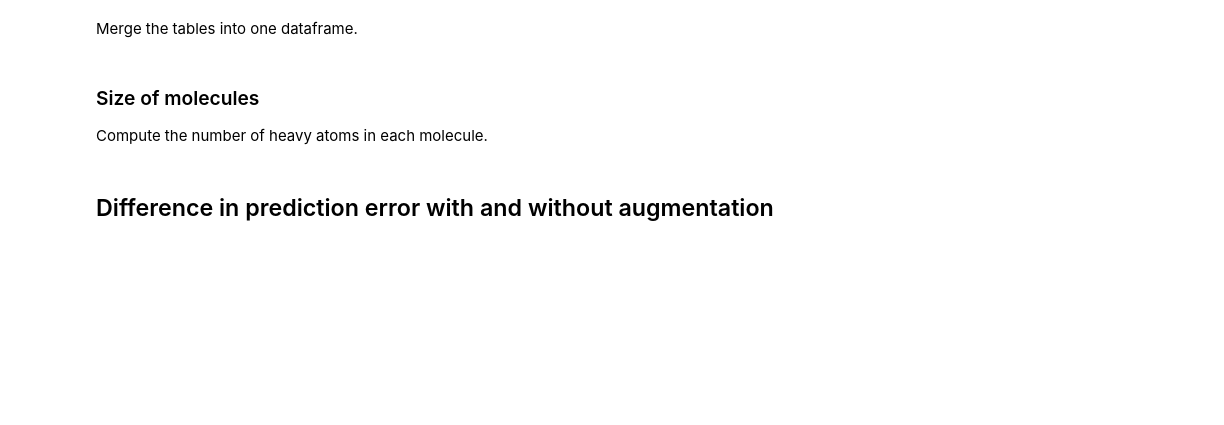
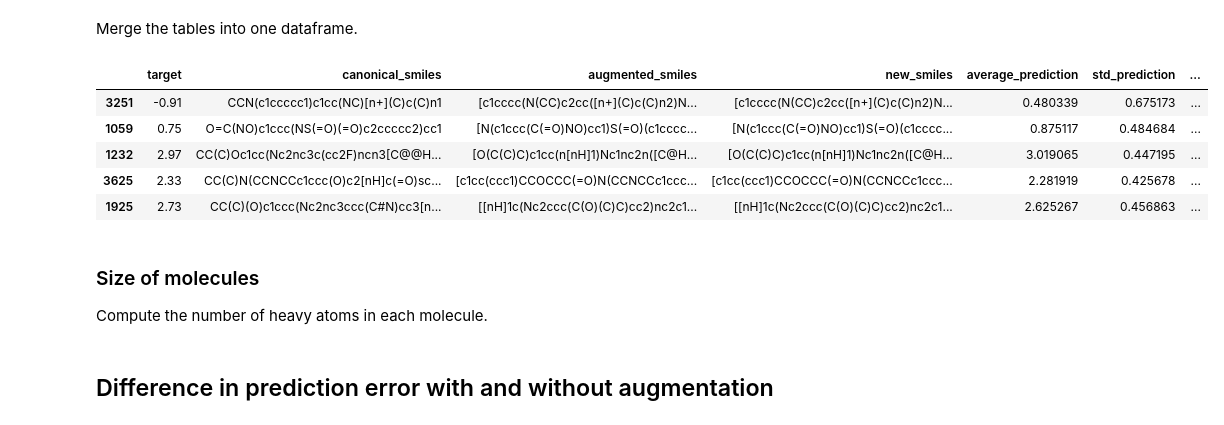
Before and after one commit to volkamerlab/maxsmi, a Jupyter notebook: maxsmi/results_ensemble_learning.ipynb, the cells around one changed output. Saved outputs shown, nothing was run; the diff lists cells and outputs as text; code cells hidden in the pictures; blank space fills up the shorter version.

```diff
--- a/maxsmi/results_ensemble_learning.ipynb
+++ b/maxsmi/results_ensemble_learning.ipynb
@@ -122,0 +61,6 @@ plt.show()
+# %%
+maxsmi_model = retrieve_optimal_model(TASK)
+print(f"For the {TASK} data:\n"
+      f"the maxsmi deep learning model is: {maxsmi_model[0]}\n"
+      f"using an augmentation number of {maxsmi_model[2]} and\n"
+      f"augmentation strategy: {maxsmi_model[1].__name__}")
@@ -123,12 +90,11 @@ plt.show()
 # %% [markdown]
 ## Load the canonical counterpart
 # %%
-test_data_canonical = load_results(TASK,
-                                   "no_augmentation",
-                                   0,
-                                   "no_augmentation",
-                                   0,
-                                   ML_MODEL,
-                                   STRING_ENCODING,
-                                   True)
-test_data_canonical.head()
+canonical_data = load_results(TASK,
+                              "no_augmentation",
+                              0,
+                              "no_augmentation",
+                              0,
+                              maxsmi_model[0],
+                              ensemble_learning=True)
+canonical_data.head()
@@ -139,8 +112,15 @@ test_data_canonical = test_data_canonical.rename(columns={"average_\
 prediction": "canonical_prediction"})
 # %%
-data = pd.concat([test_data, test_data_canonical["canonical_prediction"]],
+data = pd.concat([maxsmi_data, canonical_data["canonical_prediction"]],
                  axis=1)
 data.head()
+# %% [output]
+|  | target | canonical_smiles | augmented_smiles | new_smiles | average_prediction | std_prediction | ... |
+| 3251 | -0.91 | CCN(c1ccccc1)c1cc(NC)[n+](C)c(C)n1 | [c1cccc(N(CC)c2cc([n+](C)c(C)n2)N... | [c1cccc(N(CC)c2cc([n+](C)c(C)n2)N... | 0.480339 | 0.675173 | ... |
+| 1059 | 0.75 | O=C(NO)c1ccc(NS(=O)(=O)c2ccccc2)cc1 | [N(c1ccc(C(=O)NO)cc1)S(=O)(c1cccc... | [N(c1ccc(C(=O)NO)cc1)S(=O)(c1cccc... | 0.875117 | 0.484684 | ... |
+| 1232 | 2.97 | CC(C)Oc1cc(Nc2nc3c(cc2F)ncn3[C@@H... | [O(C(C)C)c1cc(n[nH]1)Nc1nc2n([C@H... | [O(C(C)C)c1cc(n[nH]1)Nc1nc2n([C@H... | 3.019065 | 0.447195 | ... |
+| 3625 | 2.33 | CC(C)N(CCNCCc1ccc(O)c2[nH]c(=O)sc... | [c1cc(ccc1)CCOCCC(=O)N(CCNCCc1ccc... | [c1cc(ccc1)CCOCCC(=O)N(CCNCCc1ccc... | 2.281919 | 0.425678 | ... |
+| 1925 | 2.73 | CC(C)(O)c1ccc(Nc2nc3ccc(C#N)cc3[n... | [[nH]1c(Nc2ccc(C(O)(C)C)cc2)nc2c1... | [[nH]1c(Nc2ccc(C(O)(C)C)cc2)nc2c1... | 2.625267 | 0.456863 | ... |
 # %% [markdown]
 ### Size of molecules
 Compute the number of heavy atoms in each molecule.
```
Also changed, not shown: parts of 42 cells of this notebook.
